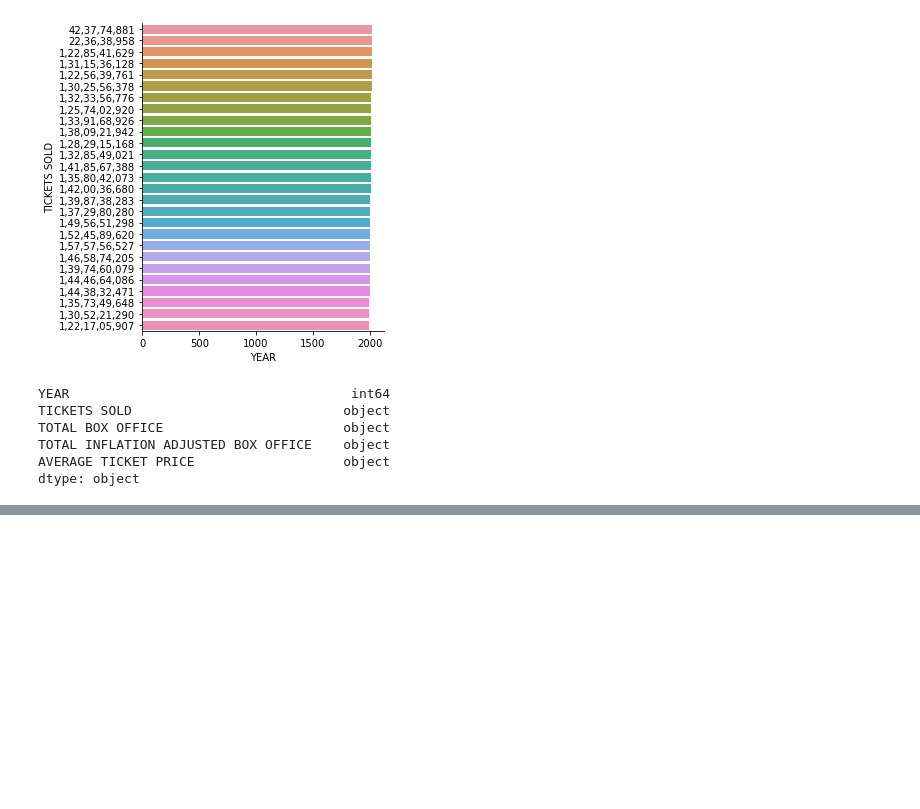
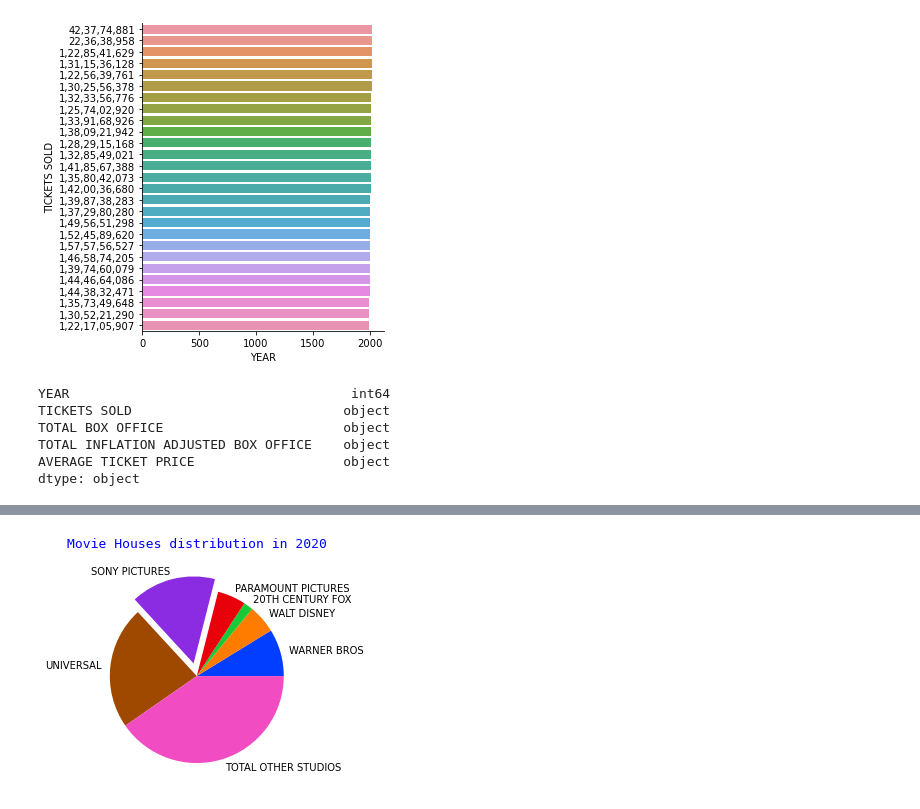
Before and after one commit to Grandi9/EDA, a Jupyter notebook: Hollywood_Movie_Data.ipynb, the cells around one changed output, grey strips where cells are left out. Saved outputs shown, nothing was run; the diff lists cells and outputs as text; code cells hidden in the pictures; blank space fills up the shorter version.

```diff
--- a/Hollywood_Movie_Data.ipynb
+++ b/Hollywood_Movie_Data.ipynb
@@ -97,0 +214,13 @@ plt.grid(True)
+# %%
+# Beautify the pie chart
+# Identifying Sony's performance in 2020
+
+ax = plt.pie(values, labels = labels, colors = sns.color_palette('bright'), explode = (0,0,0,0,0.15,0,0))
+fig.set_size_inches(10,10)
+plt.title('Movie Houses distribution in 2020',fontname = 'monospace', size = 13, color = 'b', pad =20)
+plt.subplots_adjust(wspace=0.5)
+plt.show()
+
+# Using pad to increase space between the title and piechart
+# %% [output]
+[figure, added]
```
Also changed, not shown: parts of 22 cells of this notebook.
